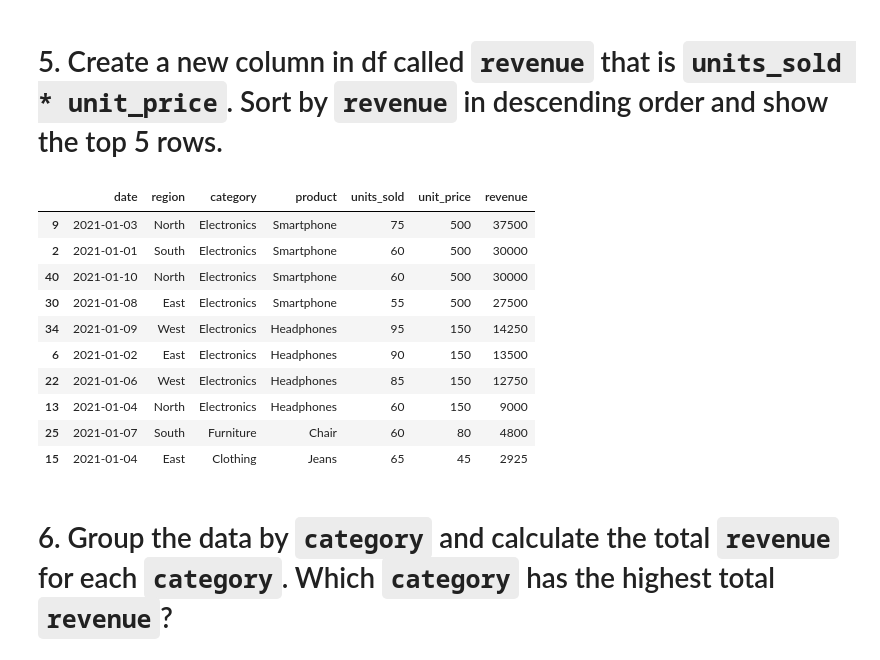
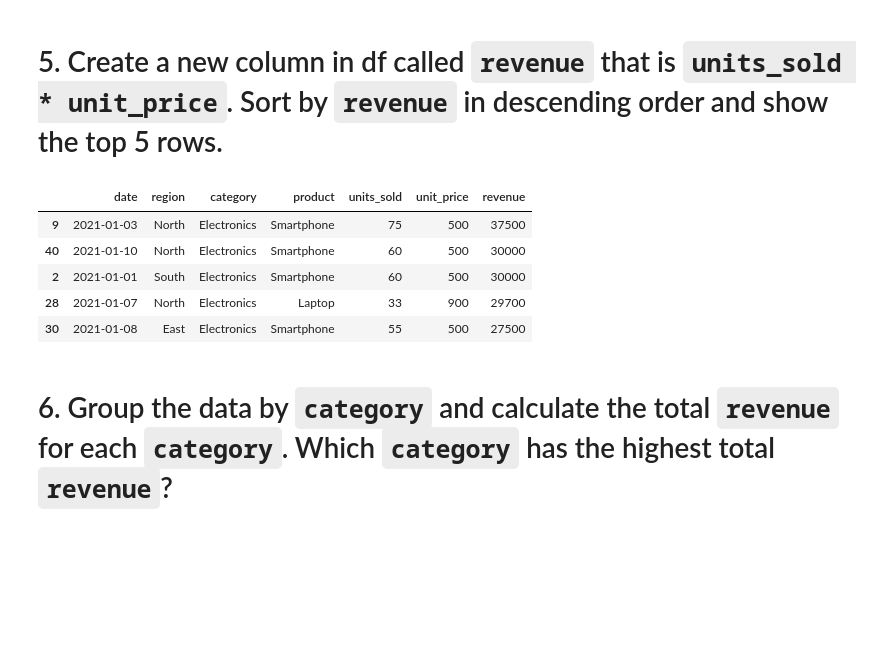
Before and after one commit to KajetanOzog/effective_python, a Jupyter notebook: pandas_group2.ipynb, the cells around one changed output. Cells and saved outputs as stored; diff of their text form; code cells hidden in the pictures; blank space fills up the shorter version.

```diff
--- a/pandas_group2.ipynb
+++ b/pandas_group2.ipynb
@@ -75,19 +87,15 @@ df[df['units_sold'] > 50]
 # %% [markdown]
 # 5. Create a new column in df called `revenue` that is `units_sold * unit_price`. Sort by `revenue` in descending order and show the top 5 rows.
 # %%
-df["revenue"] = df["units_sold"] * df["unit_price"]
-df.sort_values("revenue", ascending=False).head(10)
+df["revenue"] = df["unit_price"] * df["units_sold"]
+df.sort_values(by="revenue", ascending=False, inplace=True)
+display(df.head())
 # %% [output]
 |  | date | region | category | product | units_sold | unit_price | revenue |
 | 9 | 2021-01-03 | North | Electronics | Smartphone | 75 | 500 | 37500 |
+| 40 | 2021-01-10 | North | Electronics | Smartphone | 60 | 500 | 30000 |
 | 2 | 2021-01-01 | South | Electronics | Smartphone | 60 | 500 | 30000 |
-| 40 | 2021-01-10 | North | Electronics | Smartphone | 60 | 500 | 30000 |
+| 28 | 2021-01-07 | North | Electronics | Laptop | 33 | 900 | 29700 |
 | 30 | 2021-01-08 | East | Electronics | Smartphone | 55 | 500 | 27500 |
-| 34 | 2021-01-09 | West | Electronics | Headphones | 95 | 150 | 14250 |
-| 6 | 2021-01-02 | East | Electronics | Headphones | 90 | 150 | 13500 |
-| 22 | 2021-01-06 | West | Electronics | Headphones | 85 | 150 | 12750 |
-| 13 | 2021-01-04 | North | Electronics | Headphones | 60 | 150 | 9000 |
-| 25 | 2021-01-07 | South | Furniture | Chair | 60 | 80 | 4800 |
-| 15 | 2021-01-04 | East | Clothing | Jeans | 65 | 45 | 2925 |
 # %% [markdown]
 # 6. Group the data by `category` and calculate the total `revenue` for each `category`. Which `category` has the highest total `revenue`?
```
Also changed, not shown: parts of 49 cells of this notebook, 1 other file.
